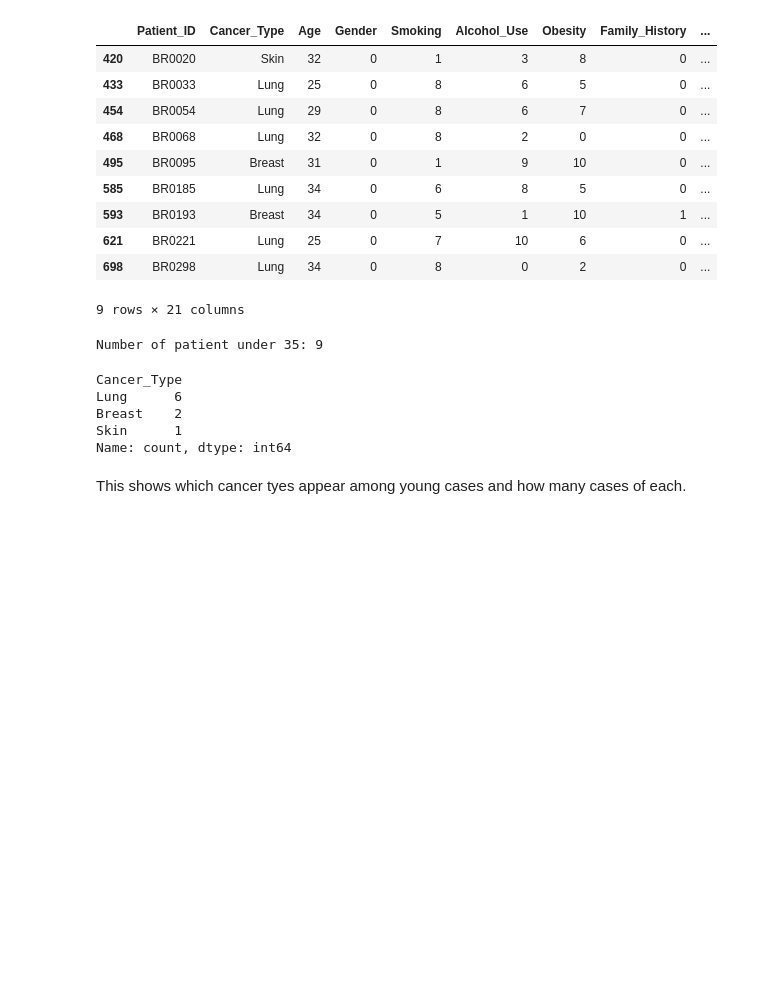
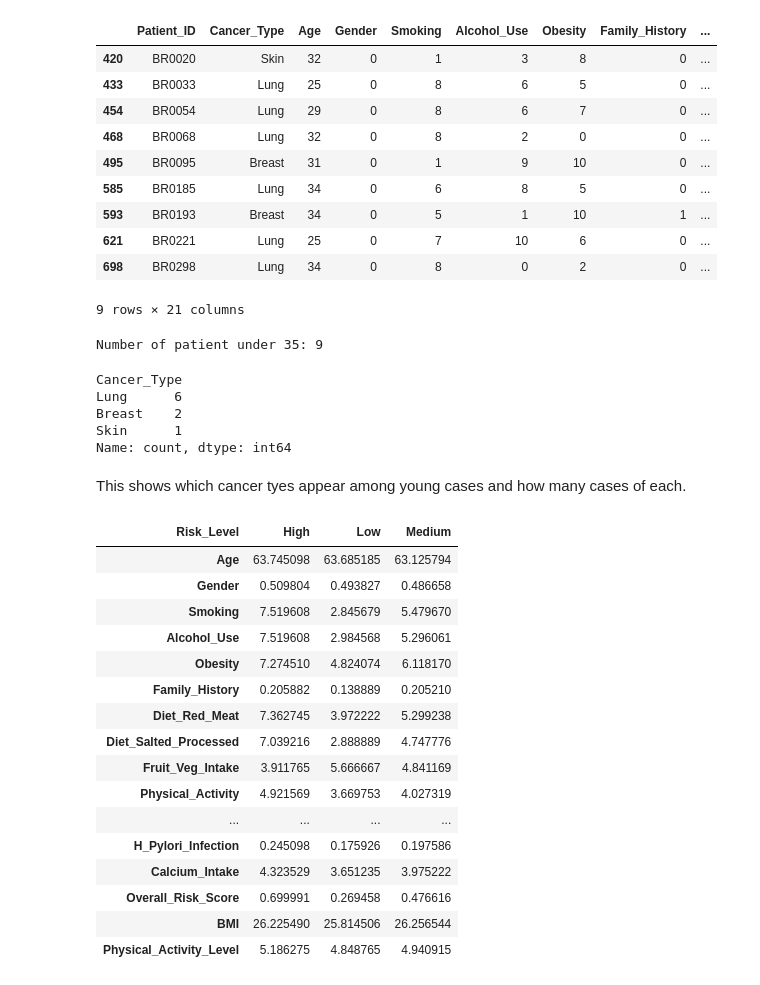
Before and after one commit to RichelCode/Cancer_Risk_Prediction, a Jupyter notebook: notebooks/01_eda.ipynb, the cells around one changed output. Saved outputs shown, nothing was run; the diff lists cells and outputs as text; code cells hidden in the pictures; blank space fills up the shorter version.

```diff
--- a/notebooks/01_eda.ipynb
+++ b/notebooks/01_eda.ipynb
@@ -158,3 +158,32 @@ Skin      1
 Name: count, dtype: int64
 # %% [markdown]
 This shows which cancer tyes appear among young cases and how many cases of each.
+# %%
+##Finding out which factors highly contribute to high risk level
+
+## Select only the numerical columns
+
+numeric_columns = df.select_dtypes(include='number').columns
+
+# Compute the mean of each numeric feature per risk level
+
+risk_means = df.groupby('Risk_Level')[numeric_columns].mean().T
+risk_means
+# %% [output]
+| Risk_Level | High | Low | Medium |
+| Age | 63.745098 | 63.685185 | 63.125794 |
+| Gender | 0.509804 | 0.493827 | 0.486658 |
+| Smoking | 7.519608 | 2.845679 | 5.479670 |
+| Alcohol_Use | 7.519608 | 2.984568 | 5.296061 |
+| Obesity | 7.274510 | 4.824074 | 6.118170 |
+| Family_History | 0.205882 | 0.138889 | 0.205210 |
+| Diet_Red_Meat | 7.362745 | 3.972222 | 5.299238 |
+| Diet_Salted_Processed | 7.039216 | 2.888889 | 4.747776 |
+| Fruit_Veg_Intake | 3.911765 | 5.666667 | 4.841169 |
+| Physical_Activity | 4.921569 | 3.669753 | 4.027319 |
+| ... | ... | ... | ... |
+| H_Pylori_Infection | 0.245098 | 0.175926 | 0.197586 |
+| Calcium_Intake | 4.323529 | 3.651235 | 3.975222 |
+| Overall_Risk_Score | 0.699991 | 0.269458 | 0.476616 |
+| BMI | 26.225490 | 25.814506 | 26.256544 |
+| Physical_Activity_Level | 5.186275 | 4.848765 | 4.940915 |
```
Also changed, not shown: parts of 2 cells of this notebook.
